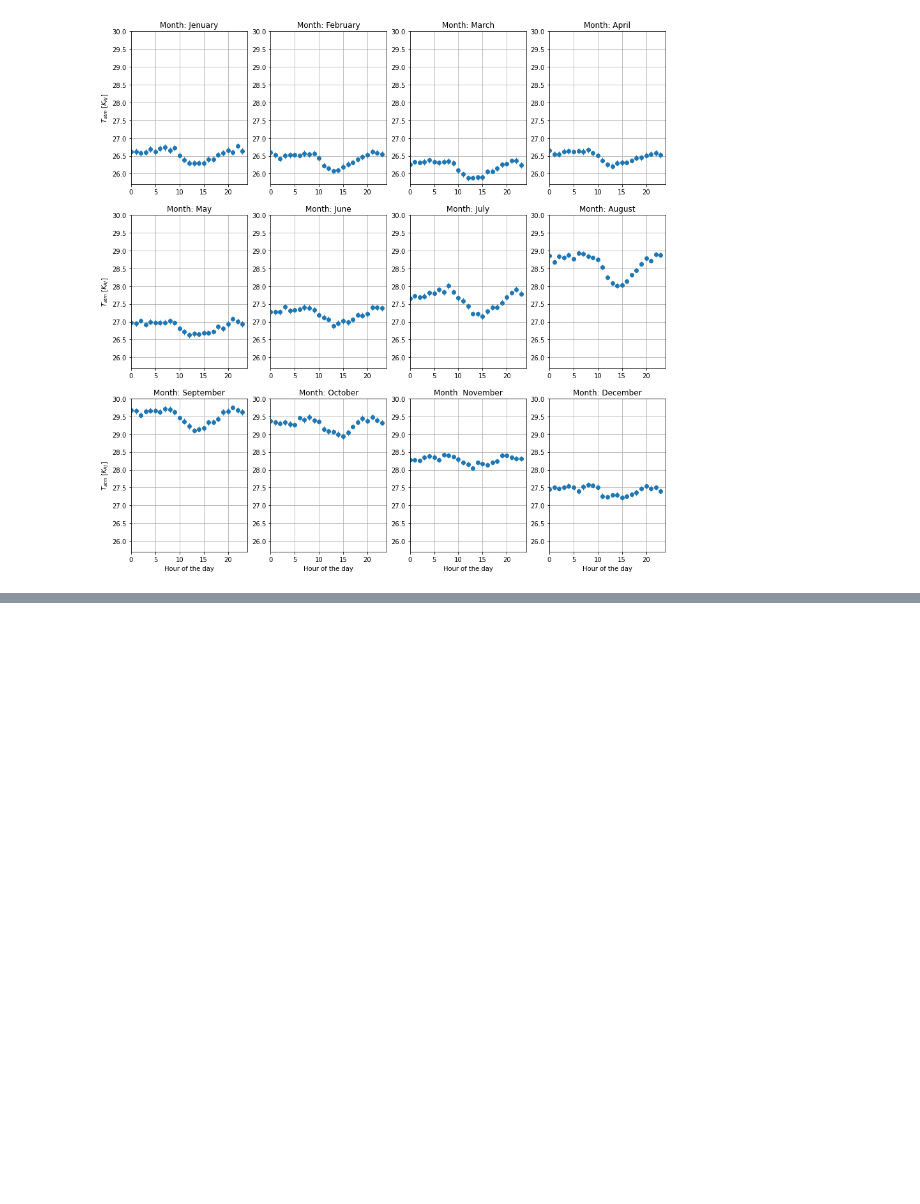
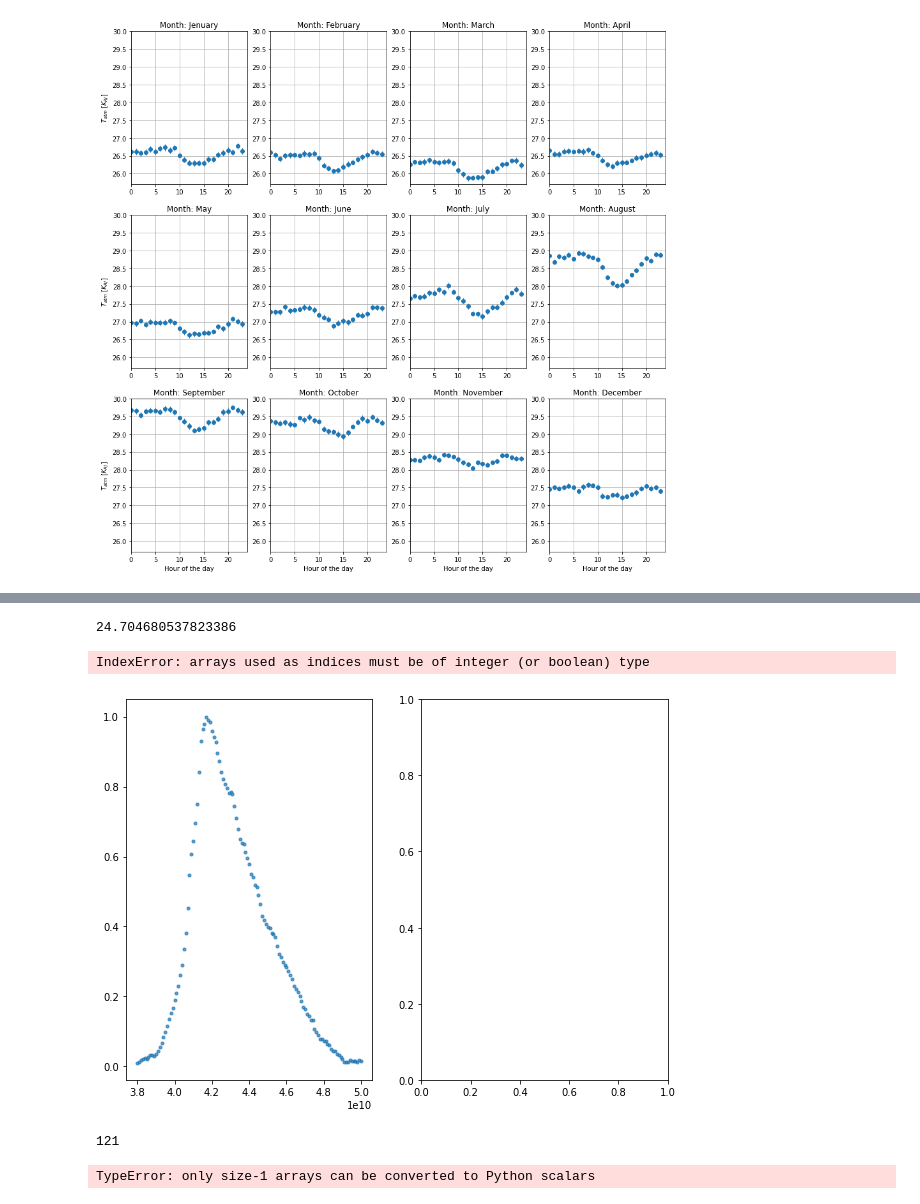
Before and after one commit to cmbgroundbased/weather_analysis, a Jupyter notebook: cookbook/Plot_weather.ipynb, the cells around one changed output, grey strips where cells are left out. Drawn from its saved outputs; the diff is of its cells as text; code cells hidden in the pictures; blank space fills up the shorter version.

```diff
--- a/cookbook/Plot_weather.ipynb
+++ b/cookbook/Plot_weather.ipynb
@@ -164,0 +197,6 @@ plt.fill_between(freq_I0, band_I0 - err_I0, band_I0 + err_I0, alpha=0.3)
+# %%
+import pycal
+t_atm = pycal.atm_atmospheric_loading(2390.0, 293, 101500, 2, 43)
+print(t_atm)
+# %% [output]
+24.704680537823386
@@ -164,0 +205,26 @@ plt.fill_between(freq_I0, band_I0 - err_I0, band_I0 + err_I0, alpha=0.3)
+# %%
+plt.figure(figsize=(15,7))
+plt.subplot(131)
+plt.plot(freq_I0, band_I0, '.', alpha=0.7)
+#plt.fill_between(freq_I0, band_I0 - err_I0, band_I0 + err_I0, alpha=0.3)
+plt.subplot(132)
+plt.plot(freq_I0[index], band_I0[index], '.', alpha=0.7)
+#plt.plot(freq_I0, t_atm_band)
+plt.subplot(133)
+#plt.plot(freq_I0, band_I0*t_atm_band)
+
+# from scipy.integrate import simps
+# Temp = simps(band_I0*t_atm_band, freq_I0) / simps(band_I0, freq_I0)
+# print(Temp)
+# %% [output]
+IndexError: arrays used as indices must be of integer (or boolean) type
+[figure, added]
+# %%
+print(len(band_I0))
+
+index= np.round(np.linspace(0, 120, 60))
+index = inx
+print(len(index))
+# %% [output]
+121
+TypeError: only size-1 arrays can be converted to Python scalars
```
Also changed, not shown: parts of 7 cells of this notebook, 1 other file.
